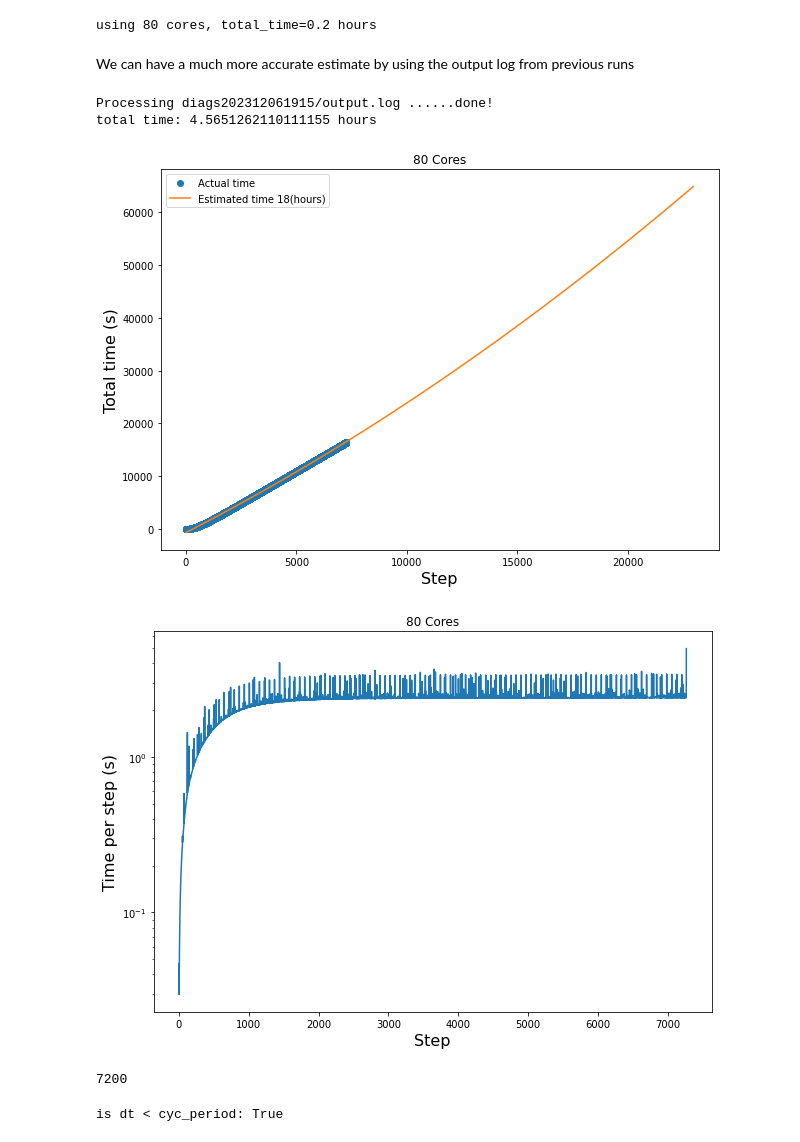
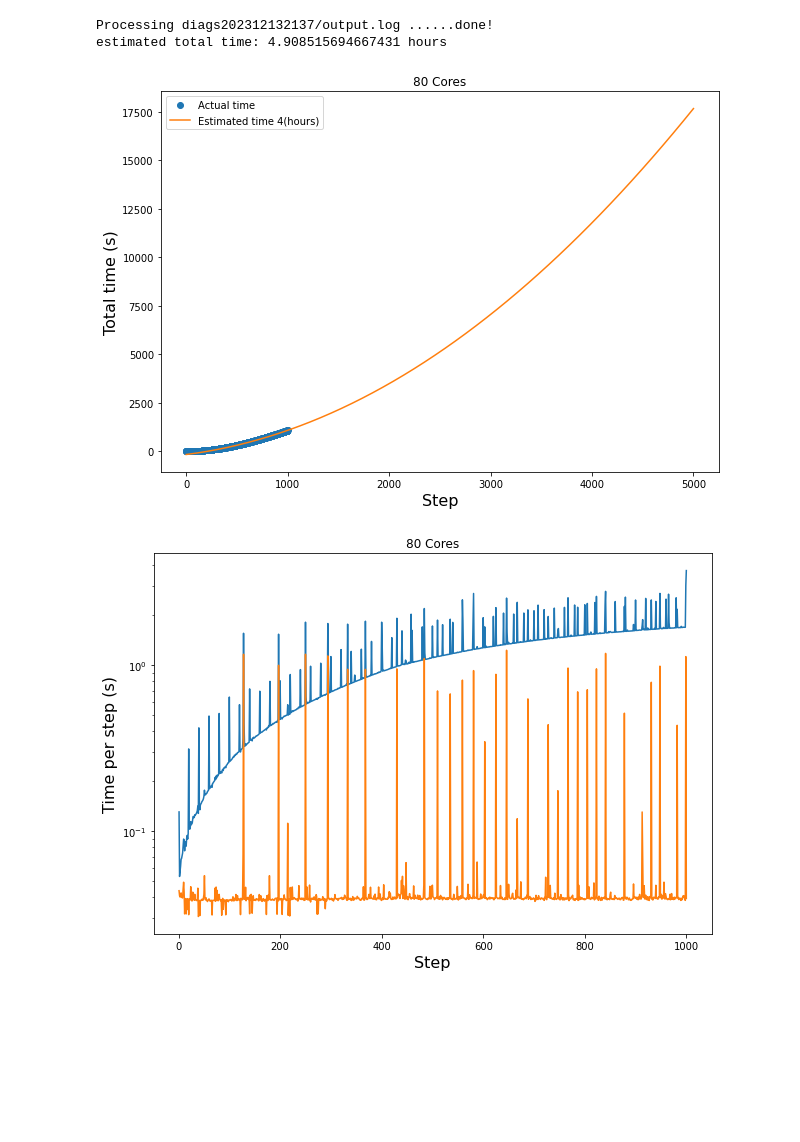
Before and after one commit to HuntFeng/magnetic-nozzle-warpx, a Jupyter notebook: parameters_tuning.ipynb, the cells around one changed output. Drawn from its saved outputs; the diff is of its cells as text; code cells hidden in the pictures; blank space fills up the shorter version.

Commit message:
fix diags_dirname changes in multiple cores

```diff
--- a/parameters_tuning.ipynb
+++ b/parameters_tuning.ipynb
@@ -107,56 +109,33 @@ Starting simulation with parameters:
-# %%
-num_cores = 80
-time_per_step = 2 # second
-total_time = np.round(time_per_step*mirror.total_steps / num_cores / 3600, 1) # in hours
-print(f"using {num_cores} cores, total_time={total_time} hours")
-# %% [output]
-using 80 cores, total_time=0.2 hours
-# %% [markdown]
-We can have a much more accurate estimate by using the output log from previous runs
 # %%
-
-output_file = "diags202312061915/output.log"
-specs, time_data = util.extract_data(output_file)
+output_file = "diags202312132137/output.log"
+specs, time_data, mlmg_data = util.extract_data(output_file)
 steps = time_data[:,0]
 time_per_step = time_data[:,4]
 total_times = time_data[:,4].cumsum()
 plt.figure(figsize=(10,7))
 plt.plot(steps, total_times, "o")
 plt.xlabel("Step")
 plt.ylabel("Total time (s)")
 plt.title(f"{specs['cores']} Cores")
 
-p = np.polyfit(steps, total_times, 2)
-estimate_steps = np.linspace(1,mirror.total_steps)
+p = np.polyfit(steps[steps > 500], total_times[steps > 500], 2)
+# estimate_steps = np.linspace(1,mirror.total_steps)
+estimate_steps = np.linspace(1, 5000)
 estimate_times = np.polyval(p, estimate_steps)
 plt.plot(estimate_steps, estimate_times)
 plt.legend(["Actual time", f"Estimated time {int(estimate_times[-1]/3600)}(hours)"])
 
 # print(f"Estimated to take {estimate_times[-1]/3600} hours using {specs['cores']} cores and {specs['omp_threads']} OMP threads")
 plt.figure(figsize=(10,7))
 plt.semilogy(steps, time_per_step)
+plt.semilogy(steps, mlmg_data[:,3])
 plt.xlabel("Step")
 plt.ylabel("Time per step (s)")
 plt.title(f"{specs['cores']} Cores")
 
-print(f"total time: {total_times[-1] / 3600} hours")
+print(f"estimated total time: {estimate_times[-1] / 3600} hours")
 # %% [output]
-Processing diags202312061915/output.log ......done!
-total time: 4.5651262110111155 hours
+Processing diags202312132137/output.log ......done!
+estimated total time: 4.908515694667431 hours
-[figure, old version]
+[figure, new version]
-[figure, old version]
+[figure, new version]
-# %%
-2 * 60 * 60
-# %% [output]
-7200
-# %%
-Lz, Nz = 0.10, 256
-Bmax = 0.3
-T_e = 300
-dz = Lz/Nz
-dt = dz / 5 / util.thermal_velocity(T_e, util.constants.m_e)
-cyc_period = 1/util.cyclotron_freq(util.constants.m_e, Bmax)
-
-print("is dt < cyc_period:", dt < cyc_period)
-# %% [output]
-is dt < cyc_period: True
```
Also changed, not shown: parts of 1 cell of this notebook, 7 other files.
